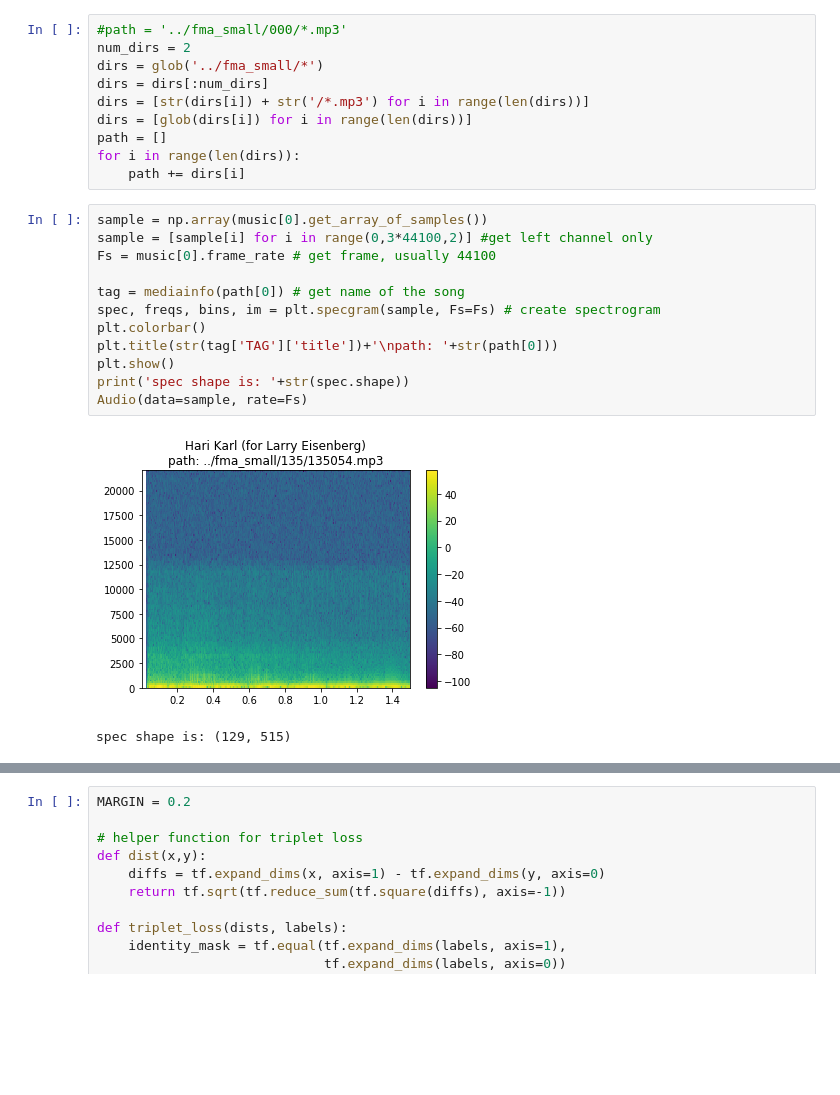
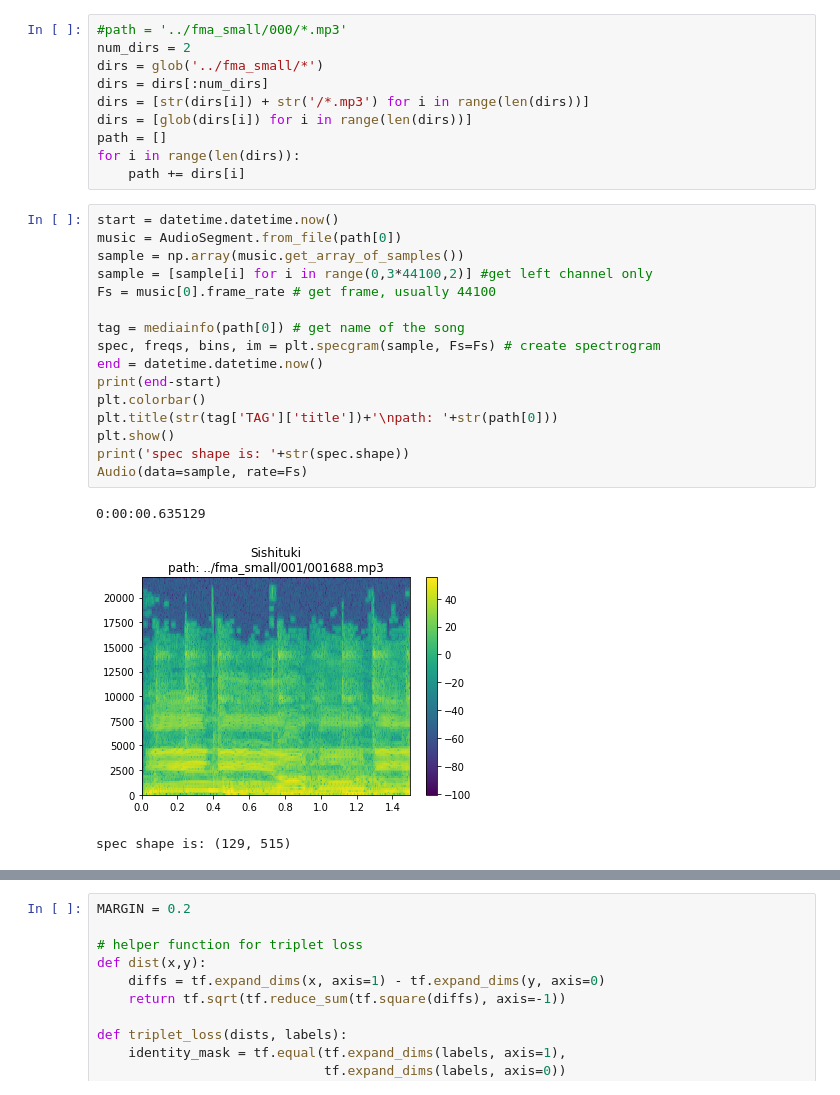
Before and after one commit to jw222/Gravitational-Wave, a Jupyter notebook: dataset.ipynb, the cells around one changed output, grey strips where cells are left out. Drawn from its saved outputs; the diff is of its cells as text; blank space fills up the shorter version.

```diff
--- a/dataset.ipynb
+++ b/dataset.ipynb
@@ -19,18 +20,23 @@ path = []
 for i in range(len(dirs)):
     path += dirs[i]
 # %%
-sample = np.array(music[0].get_array_of_samples())
+start = datetime.datetime.now()
+music = AudioSegment.from_file(path[0])
+sample = np.array(music.get_array_of_samples())
 sample = [sample[i] for i in range(0,3*44100,2)] #get left channel only
 Fs = music[0].frame_rate # get frame, usually 44100
 
 tag = mediainfo(path[0]) # get name of the song
 spec, freqs, bins, im = plt.specgram(sample, Fs=Fs) # create spectrogram
+end = datetime.datetime.now()
+print(end-start)
 plt.colorbar()
 plt.title(str(tag['TAG']['title'])+'\npath: '+str(path[0]))
 plt.show()
 print('spec shape is: '+str(spec.shape))
 Audio(data=sample, rate=Fs)
 # %% [output]
+0:00:00.635129
-[figure, old version]
+[figure, new version]
-spec shape is: (129, 515)
+spec shape is: (129, 515)
 [interactive output not drawn]
```
Also changed, not shown: parts of 5 cells of this notebook.
